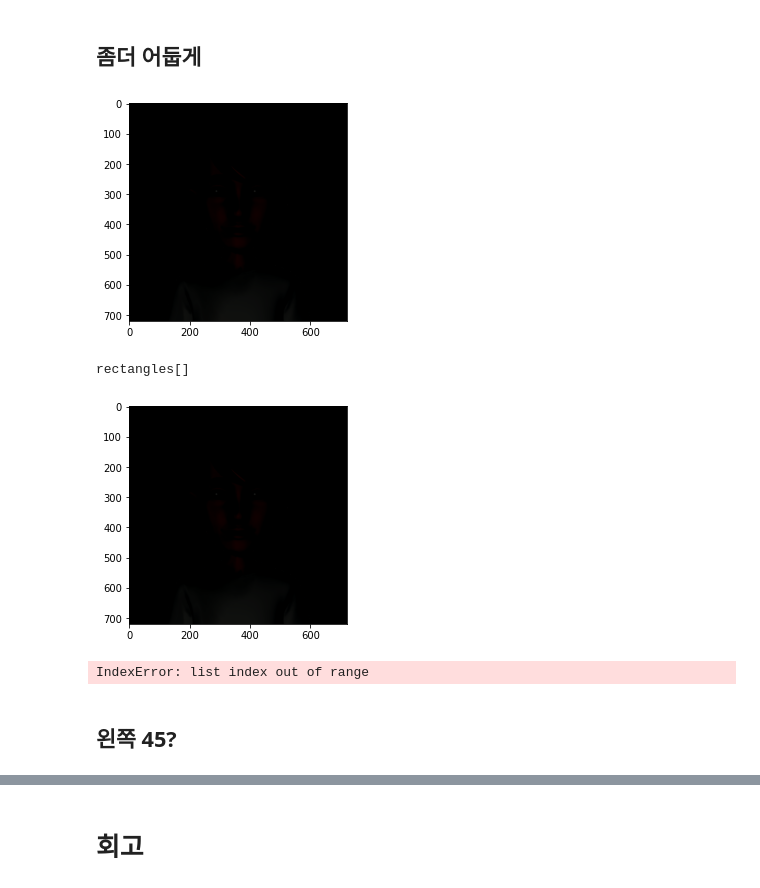
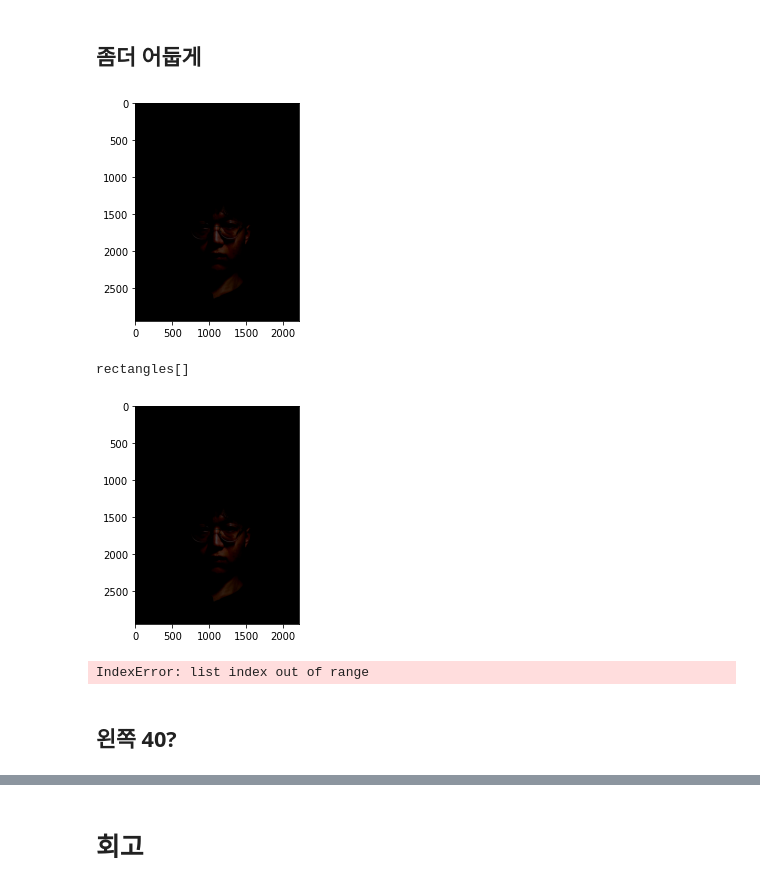
Before and after one commit to JHyeok-Choi/AIFFEL, a Jupyter notebook: [E-07]Face_Detection.ipynb, the cells around one changed output, grey strips where cells are left out. Cells and saved outputs as stored; diff of their text form; code cells hidden in the pictures.

```diff
--- a/[E-07]Face_Detection.ipynb
+++ b/[E-07]Face_Detection.ipynb
@@ -8,7 +8,7 @@ import numpy as np
 # %% [markdown]
 ## 스티커 구하기 or 만들기
 # %%
-my_image_path = './images/AREmoji_front.png'
+my_image_path = './images/front.jpg'
 img_bgr = cv2.imread(my_image_path)
 img_show = img_bgr.copy() # 출력용 이미지를 따로 보관.
 img_bgr_copy = img_bgr.copy()
@@ -281,14 +283,14 @@ rectangles[[(230, 231) (498, 498)]]
 # %% [markdown]
 ## 좀더 어둡게
 # %%
-darker = np.full(img_bgr.shape, (-30, -30, -30), dtype=np.uint8)
+darker = np.full(img_bgr.shape, (-70, -70, -70), dtype=np.uint8)
 img_bgr_d = cv2.subtract(img_bgr_copy, darker)
 sticker_image_generator(img_bgr_d)
 # %% [output]
-[figure, old version]
+[figure, new version]
 rectangles[]
-[figure, old version]
+[figure, new version]
 IndexError: list index out of range
 # %% [markdown]
-## 왼쪽 45?
+## 왼쪽 40?
 # %%
```
Also changed, not shown: parts of 26 cells of this notebook.
